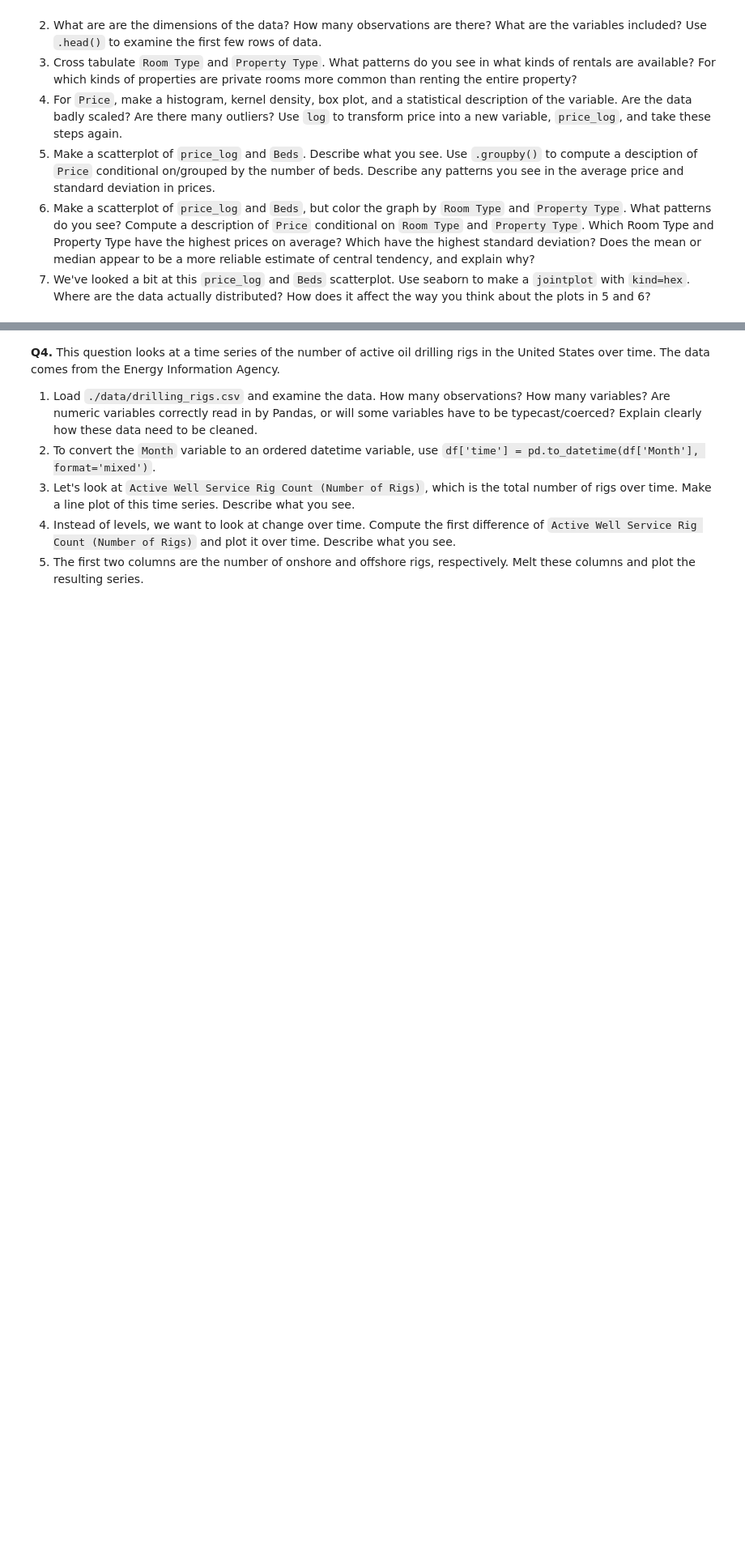
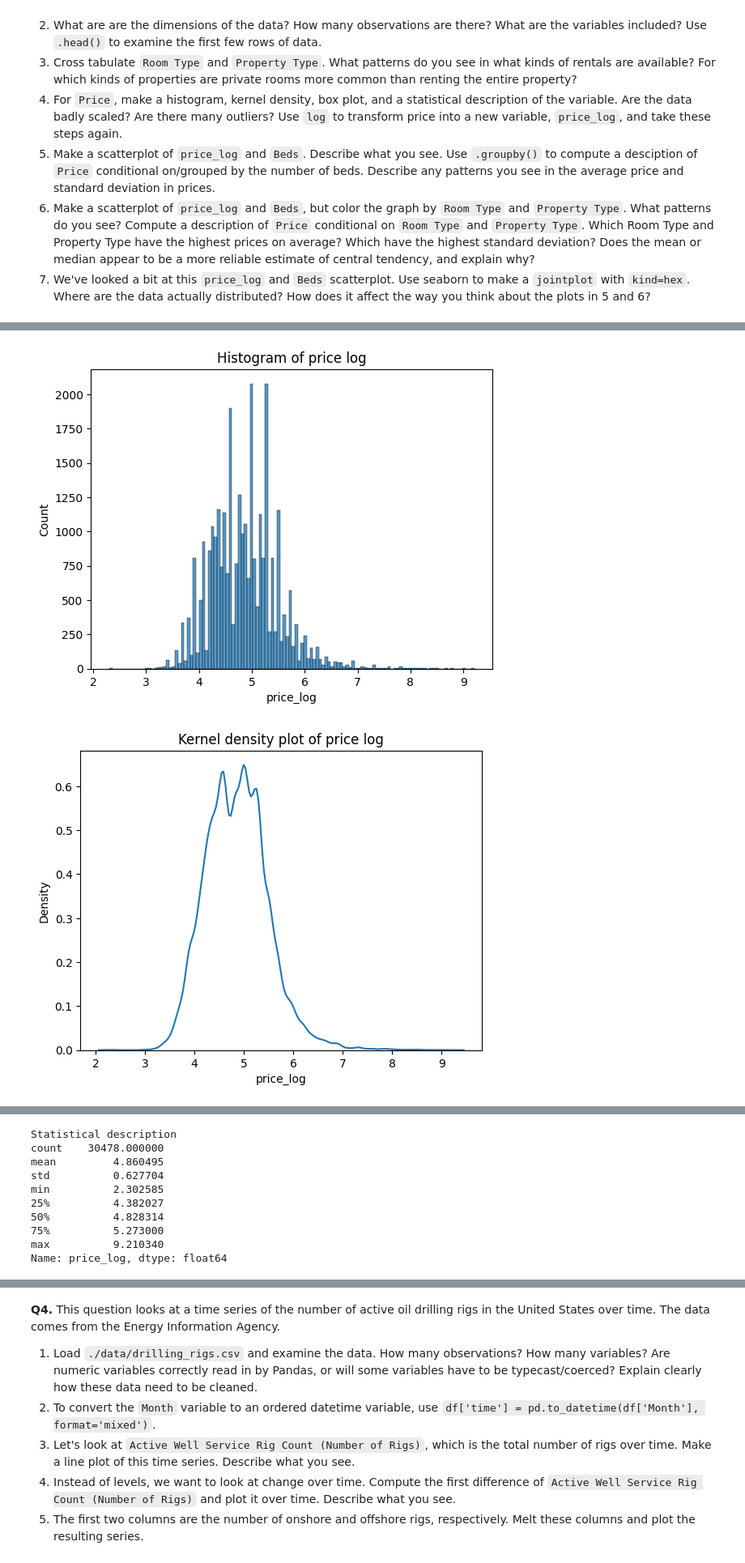
Before and after one commit to hasitanalluri/EDA, a Jupyter notebook: assignment/assignment.ipynb, the cells around one changed output, grey strips where cells are left out. Shown at 81% size. Saved outputs shown, nothing was run; the diff lists cells and outputs as text; code cells hidden in the pictures; blank space fills up the shorter version.

```diff
--- a/assignment/assignment.ipynb
+++ b/assignment/assignment.ipynb
@@ -202,0 +296,26 @@ The Qatar Foundation provides the most money in total.
+# %%
+# Use `log` to transform price into a new variable, `price_log`, and take these steps again.
+airbnb["price_log"] = np.log(airbnb["Price"])
+
+sns.histplot(airbnb["price_log"])
+plt.title("Histogram of price log")
+plt.show()
+
+print("\n")
+sns.kdeplot(airbnb["price_log"])
+plt.title("Kernel density plot of price log")
+plt.show()
+
+print("\n")
+sns.boxplot(airbnb["price_log"])
+plt.title("Box plot of price log")
+plt.show()
+
+print("\n")
+print("Statistical description")
+print(airbnb["price_log"].describe())
+
+# Data is scaled much better!
+# %% [output]
+[figure, added]
+[figure, added]
@@ -202,0 +323,10 @@ The Qatar Foundation provides the most money in total.
+Statistical description
+count    30478.000000
+mean         4.860495
+std          0.627704
+min          2.302585
+25%          4.382027
+50%          4.828314
+75%          5.273000
+max          9.210340
+Name: price_log, dtype: float64
```
Also changed, not shown: parts of 11 cells of this notebook.
